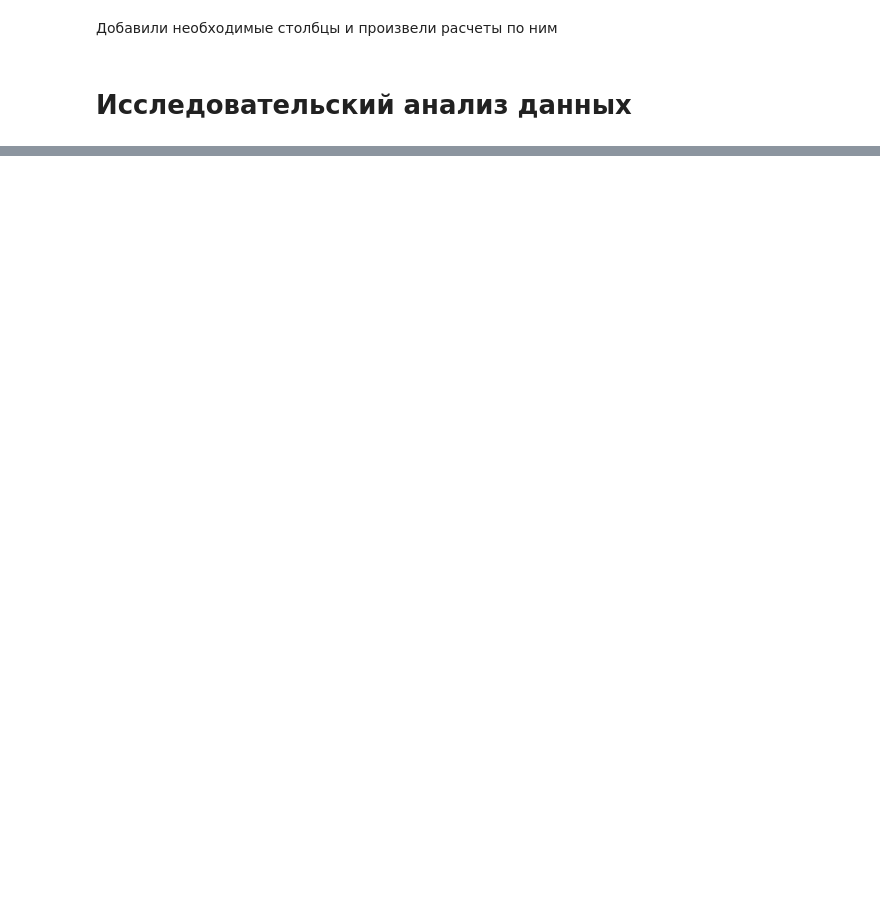
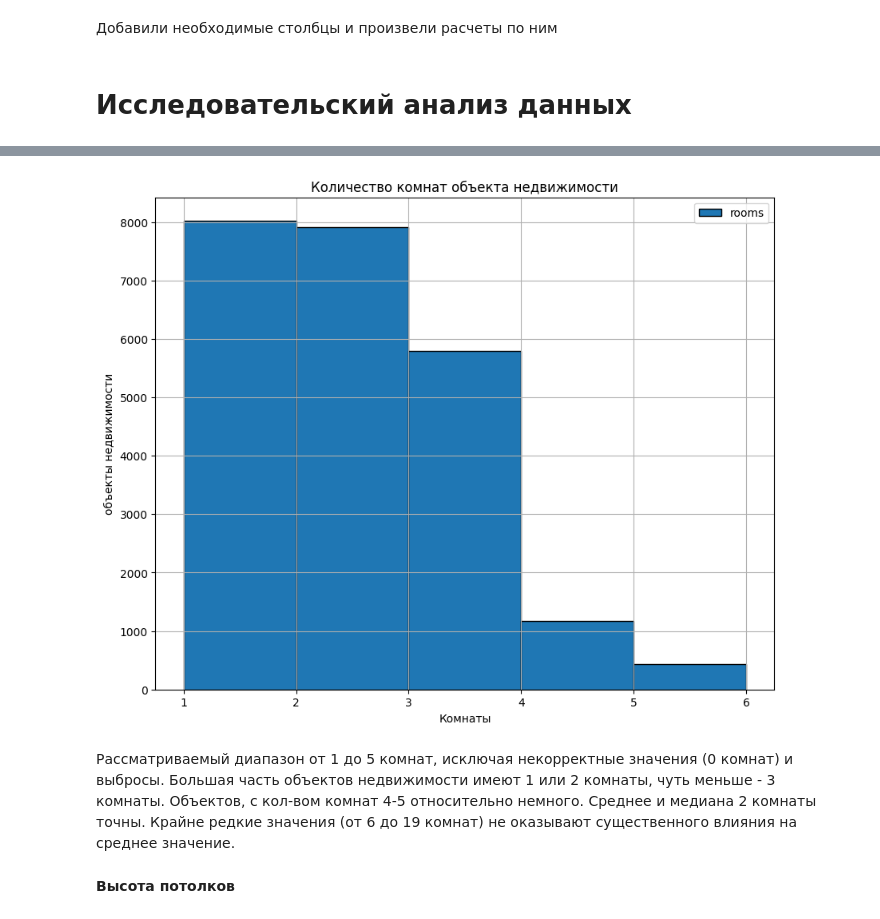
Before and after one commit to anton2010000/Real_estate_analysis, a Jupyter notebook: Анализ_рынка_недвижимости.ipynb, the cells around one changed output, grey strips where cells are left out. Cells and saved outputs as stored; diff of their text form; code cells hidden in the pictures; blank space fills up the shorter version.

```diff
--- a/Анализ_рынка_недвижимости.ipynb
+++ b/Анализ_рынка_недвижимости.ipynb
@@ -450,0 +553,16 @@ df.sample(3)
+# %%
+q1 = df['rooms'].quantile(.25) # первый квартиль Q1
+q3 = df['rooms'].quantile(.75) # третий квартиль Q3
+iqr = q3 - q1 # межквартильный размах IQR
+# %%
+df['rooms'].hist(bins=5, range=(1, (q3 + 1.5 * iqr)), figsize=(10, 8), ec='black', legend=True)
+plt.title('Количество комнат объекта недвижимости')
+plt.xlabel('Комнаты')
+plt.ylabel('объекты недвижимости')
+plt.show()
+# %% [output]
+[figure, added]
+# %% [markdown]
+Рассматриваемый диапазон от 1 до 5 комнат, исключая некорректные значения (0 комнат) и выбросы. Большая часть объектов недвижимости имеют 1 или 2 комнаты, чуть меньше - 3 комнаты. Объектов, с кол-вом комнат 4-5 относительно немного. Среднее и медиана 2 комнаты точны. Крайне редкие значения (от 6 до 19 комнат) не оказывают существенного влияния на среднее значение.
+# %% [markdown]
+**Высота потолков**
```
Also changed, not shown: parts of 56 cells of this notebook.
